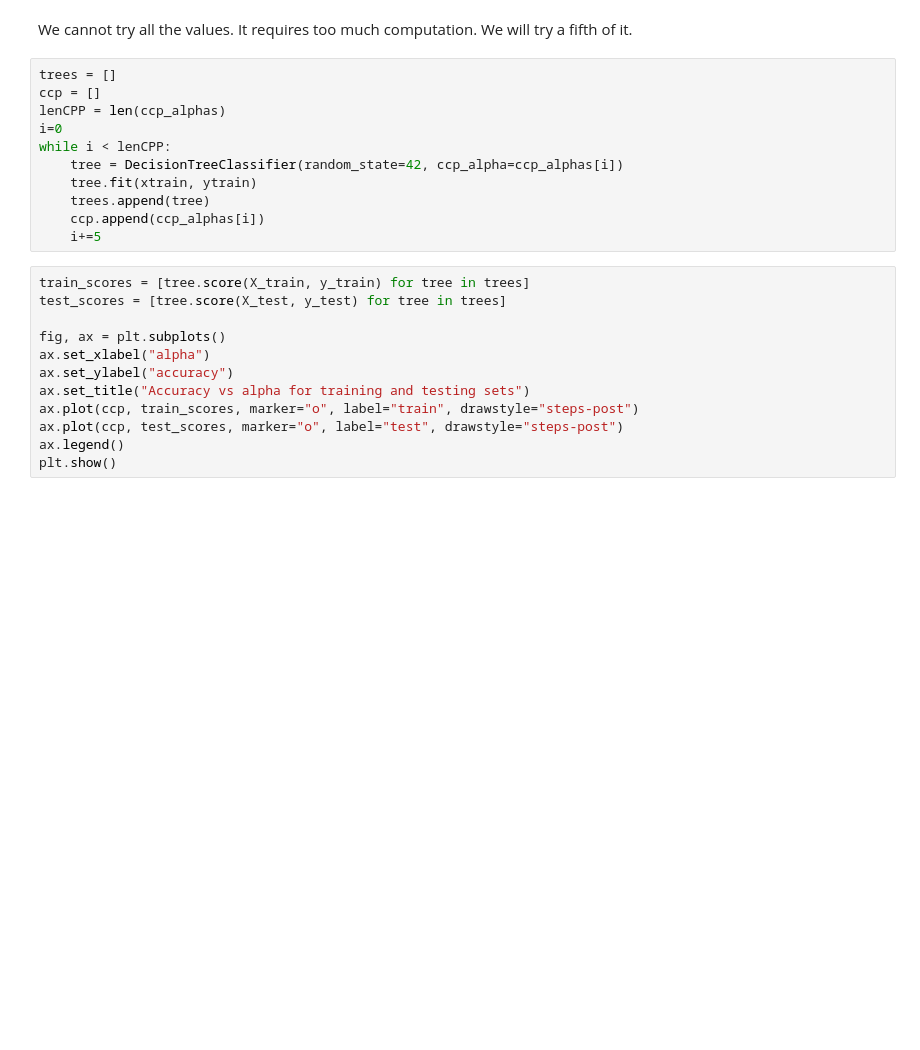
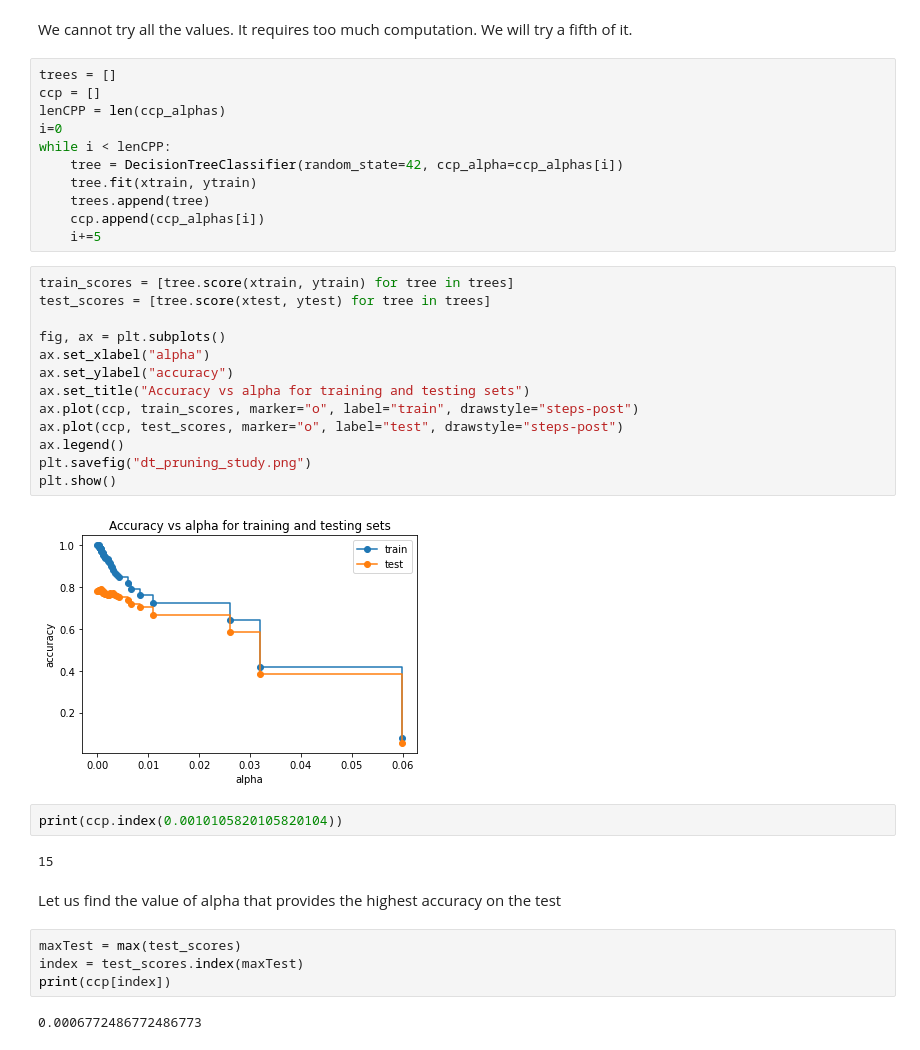
Before and after one commit to OlivierJoris/Activity-prediction-classifier, a Jupyter notebook: iml2021/dt_basic.ipynb, the cells around one changed output. Drawn from its saved outputs; the diff is of its cells as text; blank space fills up the shorter version.

Commit message:
[DT] End pruning analysis

```diff
--- a/iml2021/dt_basic.ipynb
+++ b/iml2021/dt_basic.ipynb
@@ -196,14 +232,29 @@ while i < lenCPP:
     ccp.append(ccp_alphas[i])
     i+=5
 # %%
-train_scores = [tree.score(X_train, y_train) for tree in trees]
-test_scores = [tree.score(X_test, y_test) for tree in trees]
+train_scores = [tree.score(xtrain, ytrain) for tree in trees]
+test_scores = [tree.score(xtest, ytest) for tree in trees]
 
 fig, ax = plt.subplots()
 ax.set_xlabel("alpha")
 ax.set_ylabel("accuracy")
 ax.set_title("Accuracy vs alpha for training and testing sets")
 ax.plot(ccp, train_scores, marker="o", label="train", drawstyle="steps-post")
 ax.plot(ccp, test_scores, marker="o", label="test", drawstyle="steps-post")
 ax.legend()
+plt.savefig("dt_pruning_study.png")
 plt.show()
+# %% [output]
+[figure, added]
+# %%
+print(ccp.index(0.0010105820105820104))
+# %% [output]
+15
+# %% [markdown]
+Let us find the value of alpha that provides the highest accuracy on the test
+# %%
+maxTest = max(test_scores)
+index = test_scores.index(maxTest)
+print(ccp[index])
+# %% [output]
+0.0006772486772486773
```
Also changed, not shown: parts of 11 cells of this notebook, 8 other files.
